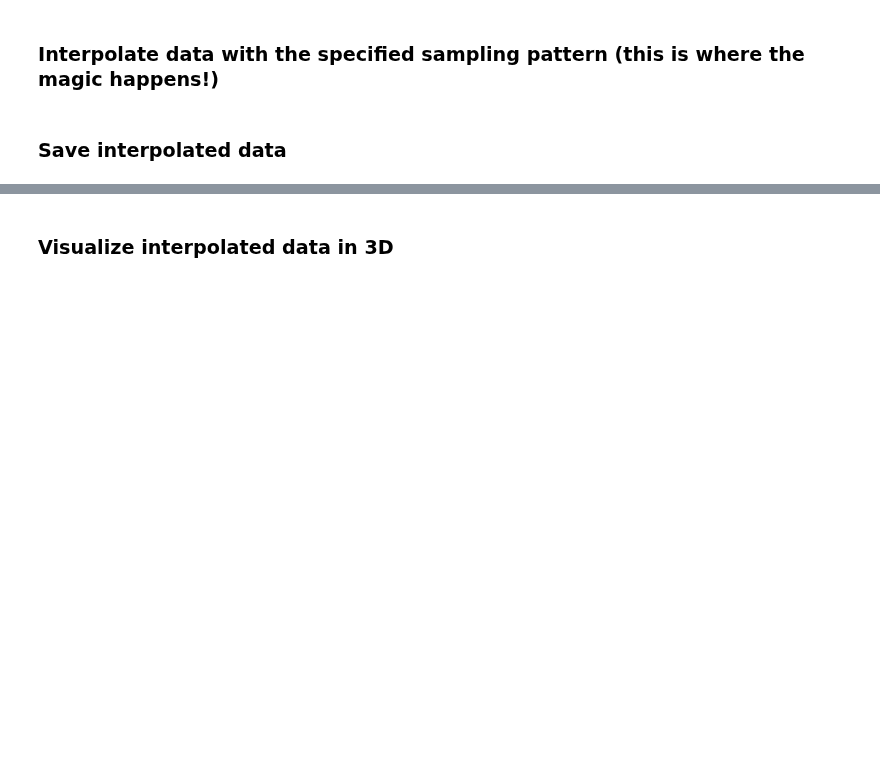
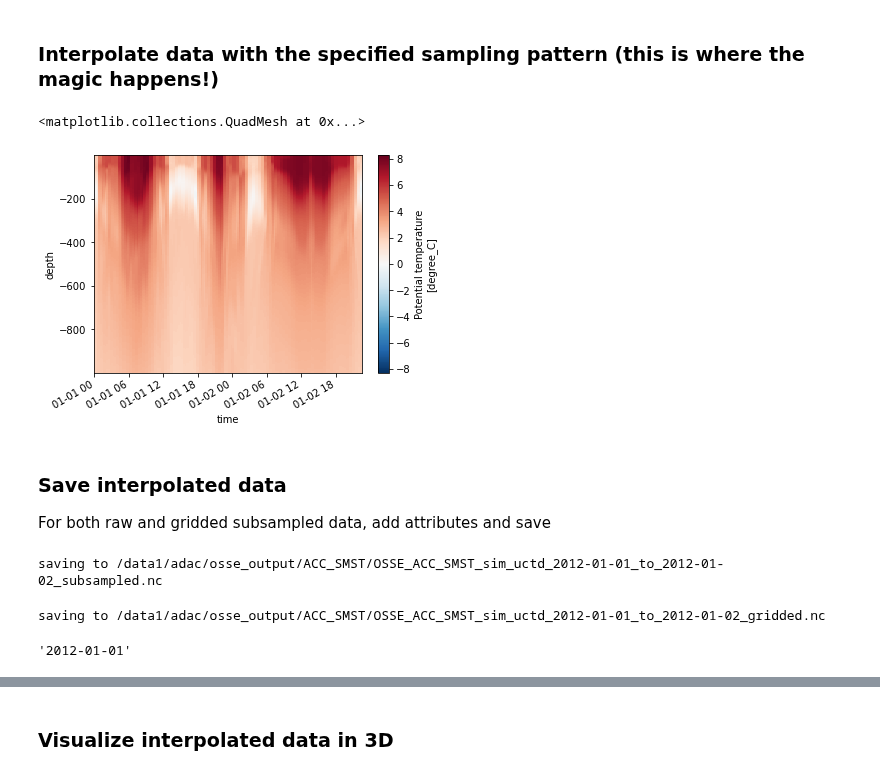
Before and after one commit to kdrushka/model-subsampling, a Jupyter notebook: testing/osse_code.ipynb, the cells around one changed output, grey strips where cells are left out. Drawn from its saved outputs; the diff is of its cells as text; code cells hidden in the pictures; blank space fills up the shorter version.

```diff
--- a/testing/osse_code.ipynb
+++ b/testing/osse_code.ipynb
@@ -163,3 +172,10 @@ sdata, sgr = survey_interp(ds, survey_track, survey_indices)
+# %%
+sgridded.Theta.plot()
+# %% [output]
+<matplotlib.collections.QuadMesh at 0x...>
+[figure, added]
 # %% [markdown]
 ### Save interpolated data
+
+For both raw and gridded subsampled data, add attributes and save
 # %%
@@ -173,0 +193,37 @@ sgr.attrs = attrs
+# %%
+# ------ subsampled:
+filename_out = filename_out_base + '_subsampled.nc'
+print(f'saving to {filename_out}')
+subsampled_data.attrs = attrs
+netcdf_fill_value = nc4.default_fillvals['f4']
+dv_encoding={'zlib':True,  # turns compression on\
+            'complevel':9,     # 1 = fastest, lowest compression; 9=slowest, highest compression \
+            'shuffle':True,    # shuffle filter can significantly improve compression ratios, and is on by default \
+            'dtype':'float32',\
+            '_FillValue':netcdf_fill_value}
+# save to a new file
+# subsampled_data.to_netcdf(filename_out,format='netcdf4',encoding=dv_encoding)
+subsampled_data.to_netcdf(filename_out,format='netcdf4')
+# %% [output]
+saving to /data1/adac/osse_output/ACC_SMST/OSSE_ACC_SMST_sim_uctd_2012-01-01_to_2012-01-02_subsampled.nc
+# %%
+# ------ gridded:
+filename_out = filename_out_base + '_gridded.nc'
+print(f'saving to {filename_out}')
+sgridded.attrs = attrs
+netcdf_fill_value = nc4.default_fillvals['f4']
+dv_encoding={'zlib':True,  # turns compression on\
+            'complevel':9,     # 1 = fastest, lowest compression; 9=slowest, highest compression \
+            'shuffle':True,    # shuffle filter can significantly improve compression ratios, and is on by default \
+            'dtype':'float32',\
+            '_FillValue':netcdf_fill_value}
+# save to a new file
+# subsampled_data.to_netcdf(filename_out,format='netcdf4',encoding=dv_encoding)
+sgridded.to_netcdf(filename_out,format='netcdf4')
+# %% [output]
+saving to /data1/adac/osse_output/ACC_SMST/OSSE_ACC_SMST_sim_uctd_2012-01-01_to_2012-01-02_gridded.nc
+# %%
+start_date.strftime('%Y-%m-%d')
+# attrs
+# %% [output]
+'2012-01-01'
```
Also changed, not shown: parts of 19 cells of this notebook, 3 other files.
